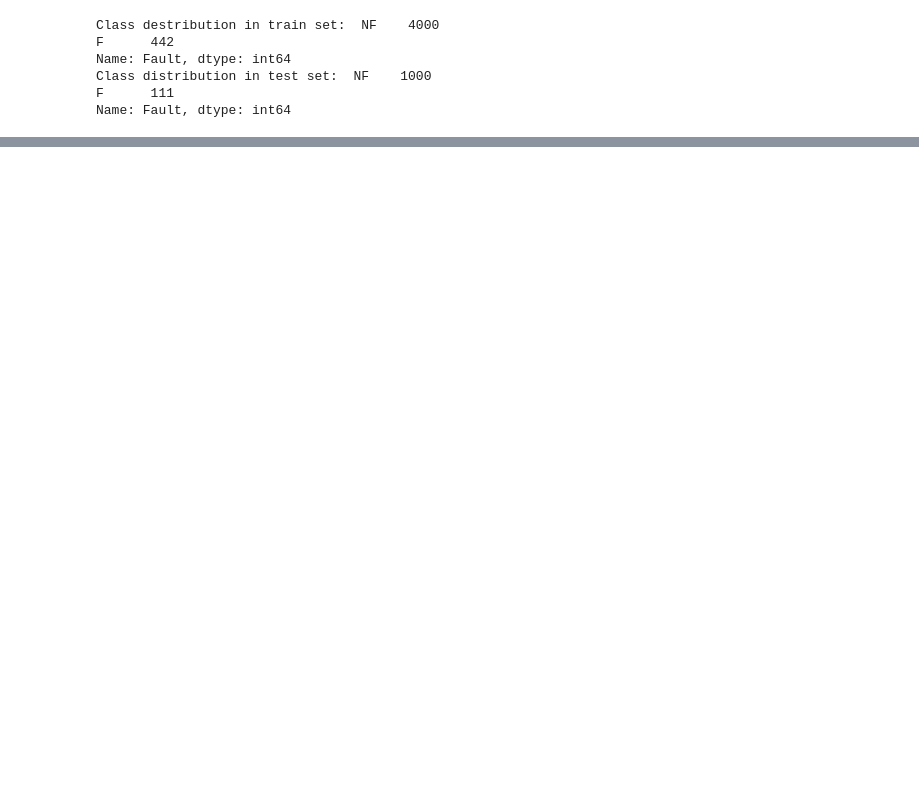
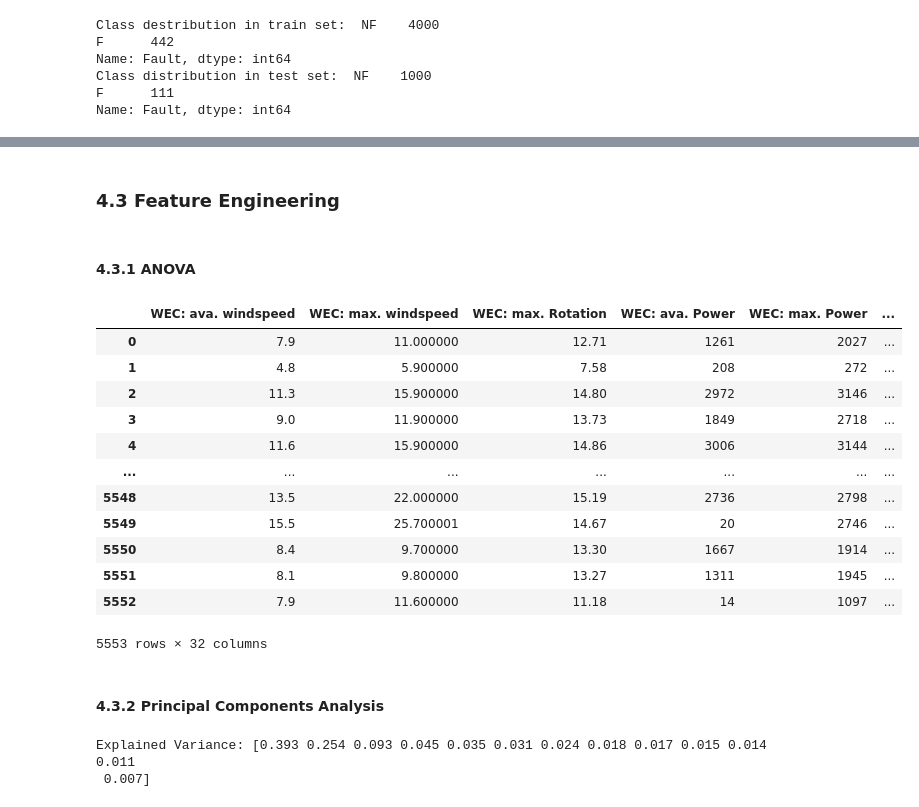
Before and after one commit to cristianaconst/wind_turbine_fault_detection, a Jupyter notebook: ML_Code.ipynb, the cells around one changed output, grey strips where cells are left out. Cells and saved outputs as stored; diff of their text form; code cells hidden in the pictures; blank space fills up the shorter version.

```diff
--- a/ML_Code.ipynb
+++ b/ML_Code.ipynb
@@ -573,3 +332,36 @@ sc = StandardScaler()
 # Standardizing 'data_bi'
 X_bi_train = sc.fit_transform(X_bi_train)
 X_bi_test = sc.transform(X_bi_test)
+# %% [markdown]
+### 4.3 Feature Engineering
+# %%
+# Retrieve numpy array from 'data_bi' and 'target_bi'
+data_bi_array = data_bi.to_numpy()
+target_bi_array = target_bi.to_numpy()
+# %% [markdown]
+#### 4.3.1 ANOVA
+# %%
+random.seed(123)
+# Feature extraction
+anova_k32 = SelectKBest(score_func = f_classif, k = 32)
+fit_anova_k32 = anova_k32.fit(data_bi_array, target_bi_array)
+# %%
+# Get columns to keep and create new dataframe with those only
+cols = anova_k32.get_support(indices = True)
+data_bi_anova = data.iloc[:,cols]
+
+data_bi_anova
+# %% [output]
+|  | WEC: ava. windspeed | WEC: max. windspeed | WEC: max. Rotation | WEC: ava. Power | WEC: max. Power | ... |
+| 0 | 7.9 | 11.000000 | 12.71 | 1261 | 2027 | ... |
+| 1 | 4.8 | 5.900000 | 7.58 | 208 | 272 | ... |
+| 2 | 11.3 | 15.900000 | 14.80 | 2972 | 3146 | ... |
+| 3 | 9.0 | 11.900000 | 13.73 | 1849 | 2718 | ... |
+| 4 | 11.6 | 15.900000 | 14.86 | 3006 | 3144 | ... |
+| ... | ... | ... | ... | ... | ... | ... |
+| 5548 | 13.5 | 22.000000 | 15.19 | 2736 | 2798 | ... |
+| 5549 | 15.5 | 25.700001 | 14.67 | 20 | 2746 | ... |
+| 5550 | 8.4 | 9.700000 | 13.30 | 1667 | 1914 | ... |
+| 5551 | 8.1 | 9.800000 | 13.27 | 1311 | 1945 | ... |
+| 5552 | 7.9 | 11.600000 | 11.18 | 14 | 1097 | ... |
+5553 rows × 32 columns
@@ -575,0 +376,12 @@ X_bi_test = sc.transform(X_bi_test)
+# %% [markdown]
+#### 4.3.2 Principal Components Analysis
+# %%
+random.seed(123)
+# feature extraction
+pca = PCA(0.95) # 95% Variance is maintained
+fit_pca = pca.fit(X_bi_train)  # Standirdised training set
+# summarize components
+print("Explained Variance: %s" % fit_pca.explained_variance_ratio_)
+# %% [output]
+Explained Variance: [0.393 0.254 0.093 0.045 0.035 0.031 0.024 0.018 0.017 0.015 0.014 0.011
+ 0.007]
```
Also changed, not shown: parts of 89 cells of this notebook.
